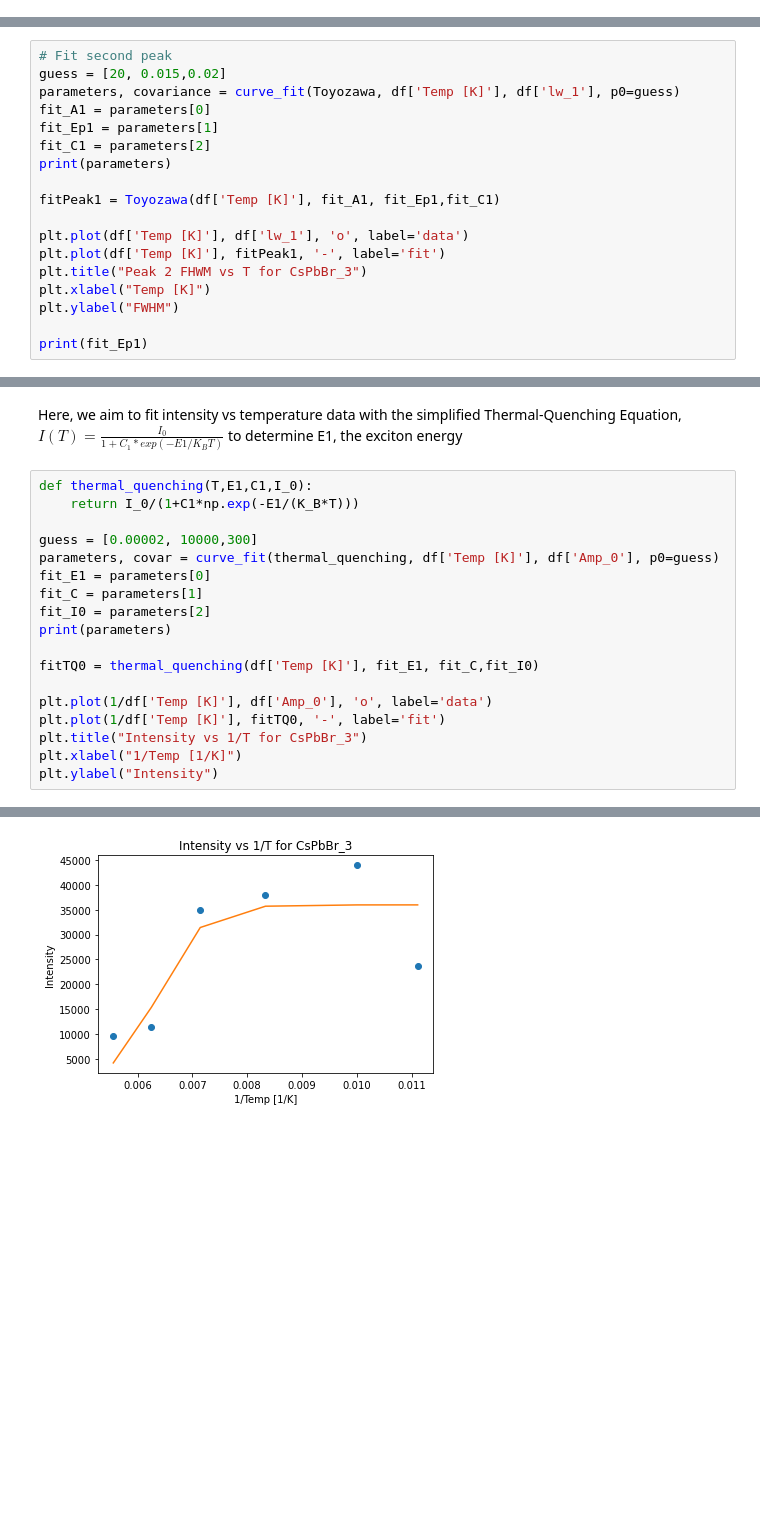
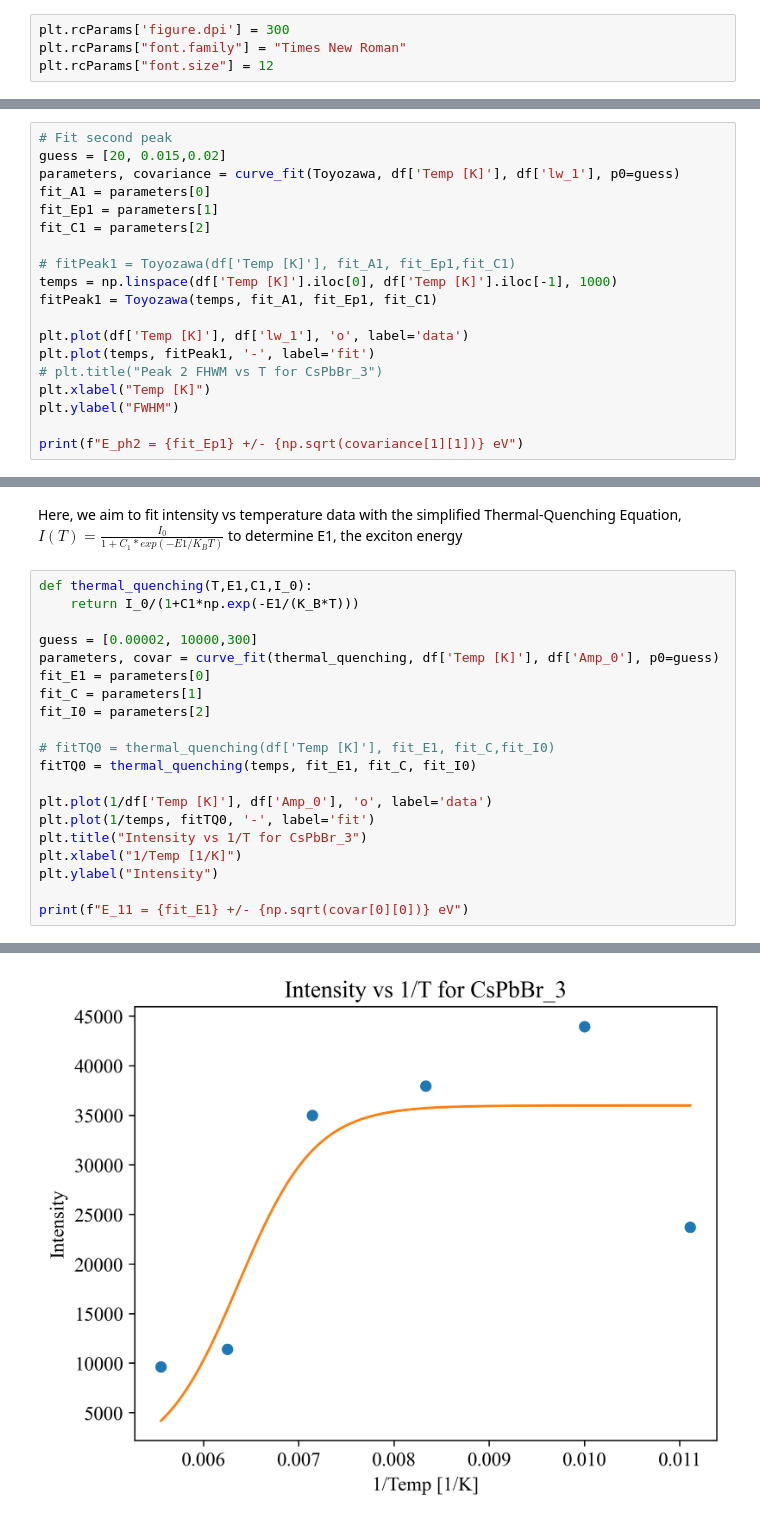
Before and after one commit to juliaeveritt/eng-phys-lab, a Jupyter notebook: PL Analysis.ipynb, the cells around one changed output, grey strips where cells are left out. Saved outputs shown, nothing was run; the diff lists cells and outputs as text; blank space fills up the shorter version.

```diff
--- a/PL Analysis.ipynb
+++ b/PL Analysis.ipynb
@@ -11,6 +11,10 @@ fileT = 'Gaussian_Decomp_Results/Temp-Dependence-Study.csv'
 h = const.h
 c = const.c
 e = const.e
+# %%
+plt.rcParams['figure.dpi'] = 300
+plt.rcParams["font.family"] = "Times New Roman"
+plt.rcParams["font.size"] = 12
 # %% [markdown]
 ## Power Dependence Analysis
 # %%
@@ -198,15 +178,16 @@ parameters, covariance = curve_fit(Toyozawa, df['Temp [K]'], df['lw_1'], p0=gues
 fit_A1 = parameters[0]
 fit_Ep1 = parameters[1]
 fit_C1 = parameters[2]
-print(parameters)
 
-fitPeak1 = Toyozawa(df['Temp [K]'], fit_A1, fit_Ep1,fit_C1)
+# fitPeak1 = Toyozawa(df['Temp [K]'], fit_A1, fit_Ep1,fit_C1)
+temps = np.linspace(df['Temp [K]'].iloc[0], df['Temp [K]'].iloc[-1], 1000)
+fitPeak1 = Toyozawa(temps, fit_A1, fit_Ep1, fit_C1)
 
 plt.plot(df['Temp [K]'], df['lw_1'], 'o', label='data')
-plt.plot(df['Temp [K]'], fitPeak1, '-', label='fit')
-plt.title("Peak 2 FHWM vs T for CsPbBr_3")
+plt.plot(temps, fitPeak1, '-', label='fit')
+# plt.title("Peak 2 FHWM vs T for CsPbBr_3")
 plt.xlabel("Temp [K]")
 plt.ylabel("FWHM")
 
-print(fit_Ep1)
+print(f"E_ph2 = {fit_Ep1} +/- {np.sqrt(covariance[1][1])} eV")
 # %% [output]
@@ -224,13 +231,15 @@ parameters, covar = curve_fit(thermal_quenching, df['Temp [K]'], df['Amp_0'], p0
 fit_E1 = parameters[0]
 fit_C = parameters[1]
 fit_I0 = parameters[2]
-print(parameters)
 
-fitTQ0 = thermal_quenching(df['Temp [K]'], fit_E1, fit_C,fit_I0)
+# fitTQ0 = thermal_quenching(df['Temp [K]'], fit_E1, fit_C,fit_I0)
+fitTQ0 = thermal_quenching(temps, fit_E1, fit_C, fit_I0)
 
 plt.plot(1/df['Temp [K]'], df['Amp_0'], 'o', label='data')
-plt.plot(1/df['Temp [K]'], fitTQ0, '-', label='fit')
+plt.plot(1/temps, fitTQ0, '-', label='fit')
 plt.title("Intensity vs 1/T for CsPbBr_3")
 plt.xlabel("1/Temp [1/K]")
 plt.ylabel("Intensity")
+
+print(f"E_11 = {fit_E1} +/- {np.sqrt(covar[0][0])} eV")
 # %% [output]
@@ -239,4 +247,4 @@ Text(0, 0.5, 'Intensity')
-[figure, old version]
+[figure, new version]
 # %%
 # Fit for second peak
 guess = [0.0002, 10000,300]
```
Also changed, not shown: parts of 11 cells of this notebook.
